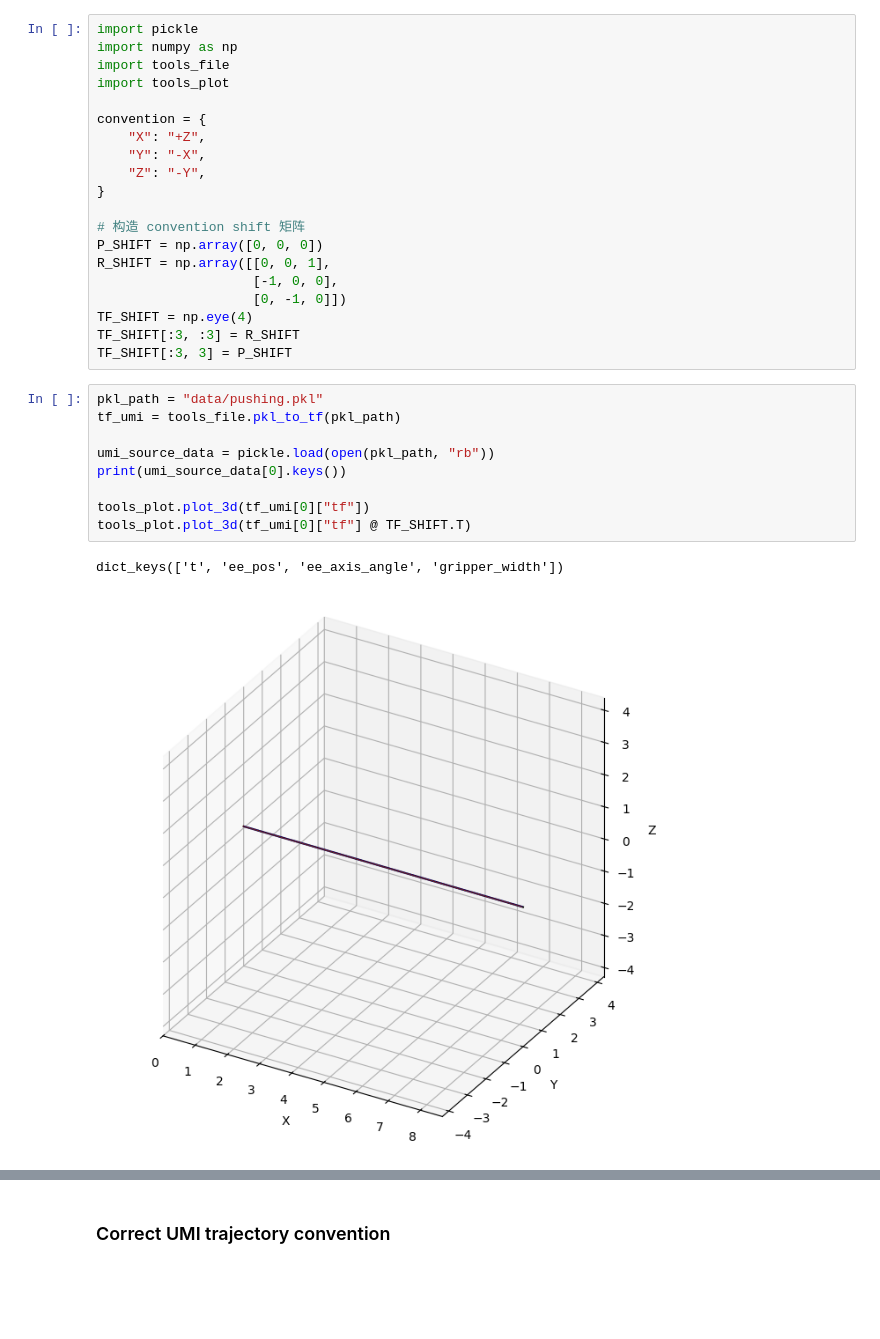
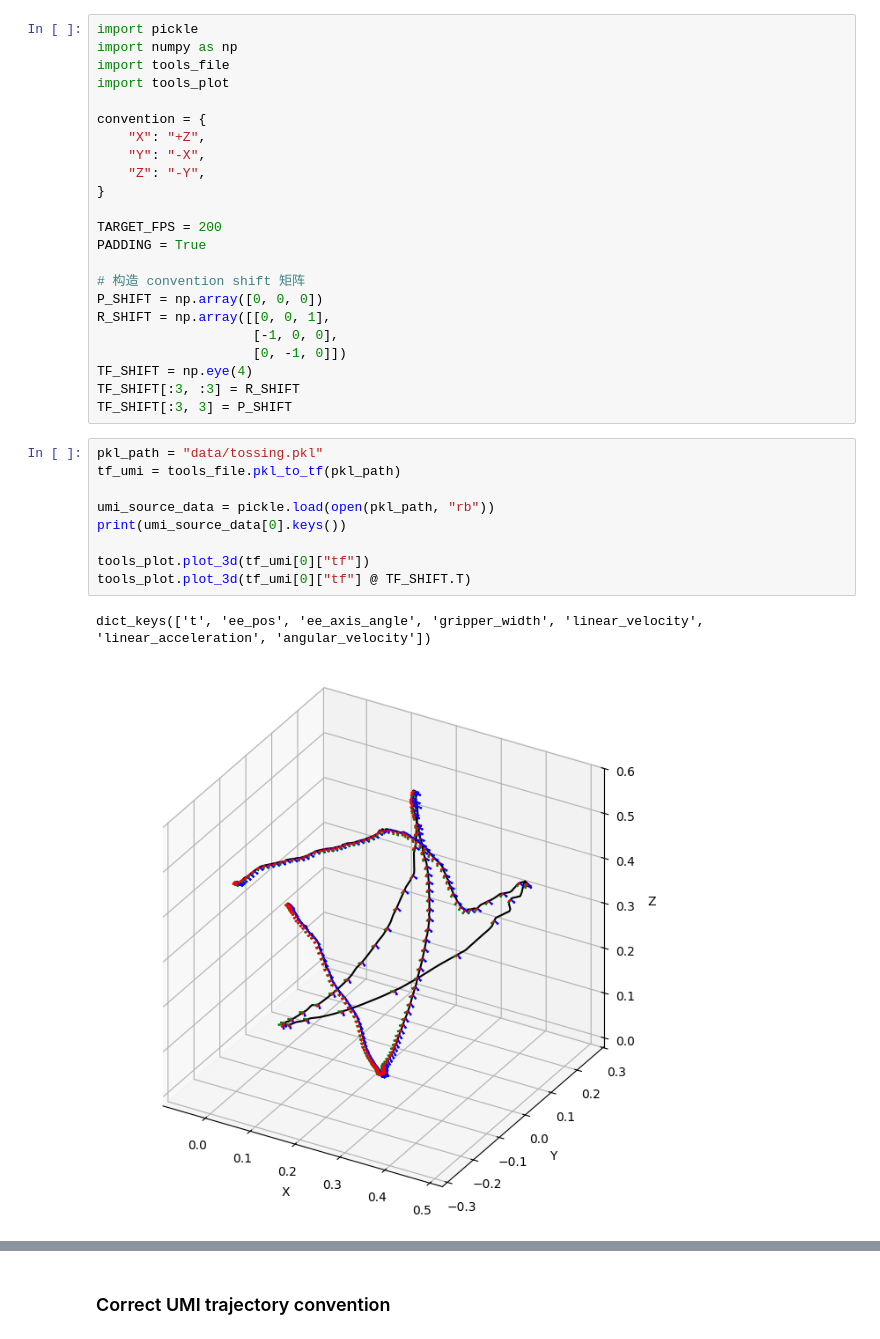
Before and after one commit to MATH-286-Pro/umi-on-legs, a Jupyter notebook: umi_convert.ipynb, the cells around one changed output, grey strips where cells are left out. Saved outputs shown, nothing was run; the diff lists cells and outputs as text; blank space fills up the shorter version.

```diff
--- a/umi_convert.ipynb
+++ b/umi_convert.ipynb
@@ -10,6 +10,9 @@ convention = {
     "Z": "-Y",
 }
 
+TARGET_FPS = 200
+PADDING = True
+
 # 构造 convention shift 矩阵
 P_SHIFT = np.array([0, 0, 0])
 R_SHIFT = np.array([[0, 0, 1],
@@ -19,14 +22,14 @@ TF_SHIFT = np.eye(4)
 TF_SHIFT[:3, :3] = R_SHIFT
 TF_SHIFT[:3, 3] = P_SHIFT
 # %%
-pkl_path = "data/pushing.pkl"
+pkl_path = "data/tossing.pkl"
 tf_umi = tools_file.pkl_to_tf(pkl_path)
 
 umi_source_data = pickle.load(open(pkl_path, "rb"))
 print(umi_source_data[0].keys())
 
 tools_plot.plot_3d(tf_umi[0]["tf"])
 tools_plot.plot_3d(tf_umi[0]["tf"] @ TF_SHIFT.T)
 # %% [output]
-dict_keys(['t', 'ee_pos', 'ee_axis_angle', 'gripper_width'])
+dict_keys(['t', 'ee_pos', 'ee_axis_angle', 'gripper_width', 'linear_velocity', 'linear_acceleration', 'angular_velocity'])
-[figure, old version]
+[figure, new version]
```
Also changed, not shown: parts of 4 cells of this notebook, 4 other files.
